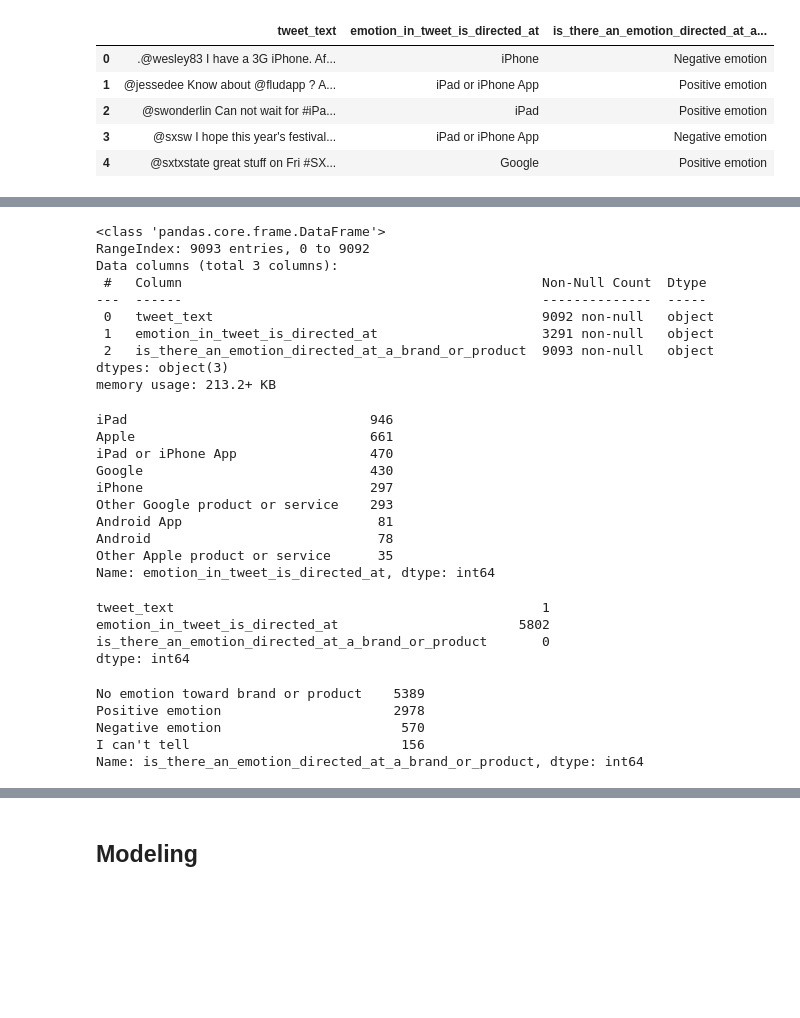
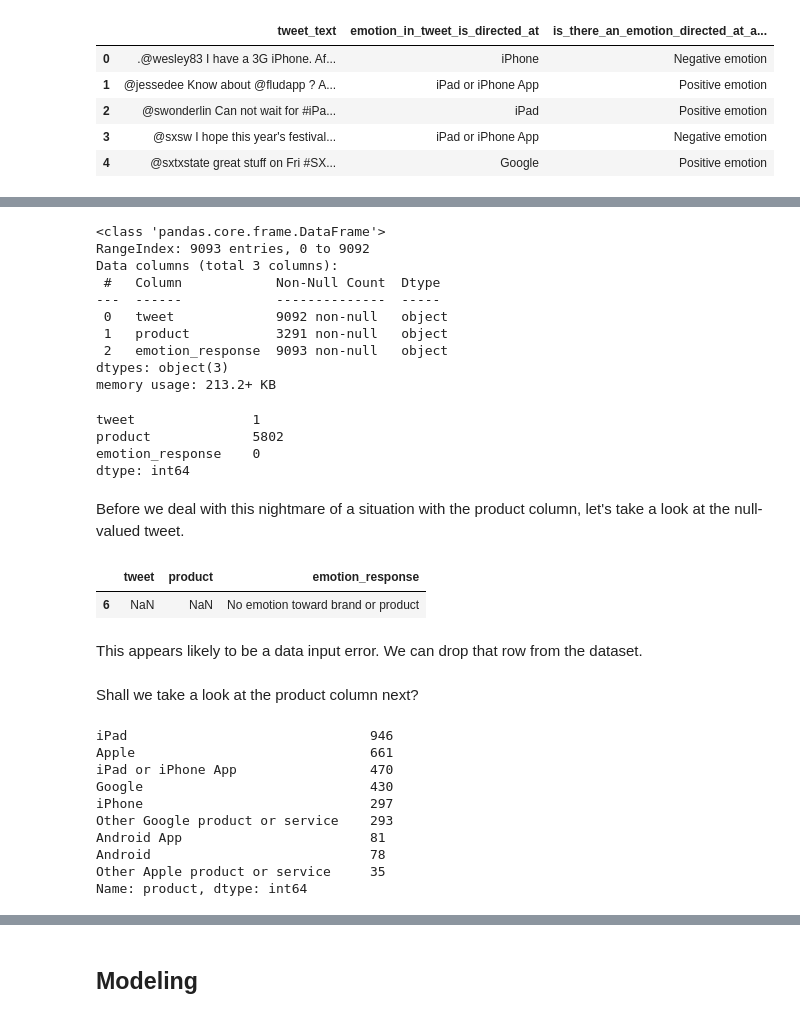
Before and after one commit to drewbycakes/project4, a Jupyter notebook: main_notebook.ipynb, the cells around one changed output, grey strips where cells are left out. Drawn from its saved outputs; the diff is of its cells as text; code cells hidden in the pictures; blank space fills up the shorter version.

```diff
--- a/main_notebook.ipynb
+++ b/main_notebook.ipynb
@@ -12,0 +23,15 @@
+# %%
+# import necessary packages
+import pandas as pd
+import numpy as np
+import matplotlib.pyplot as plt
+%matplotlib inline
+pd.set_option('display.max_colwidth', -1)
+
+import string
+import re
+
+from sklearn.feature_extraction.text import CountVectorizer
+
+import nltk
+nltk.download('wordnet')
@@ -23,33 +60,36 @@ df.head()
+# %%
+# rename columns for simplicity
+columns_dict = {'tweet_text':'tweet',
+                'emotion_in_tweet_is_directed_at':'product',
+                'is_there_an_emotion_directed_at_a_brand_or_product':'emotion_response'}
+
+df = df.rename(columns=columns_dict)
 # %%
 df.info()
 # %% [output]
 <class 'pandas.core.frame.DataFrame'>
 RangeIndex: 9093 entries, 0 to 9092
 Data columns (total 3 columns):
- #   Column                                              Non-Null Count  Dtype
----  ------                                              --------------  -----
- 0   tweet_text                                          9092 non-null   object
- 1   emotion_in_tweet_is_directed_at                     3291 non-null   object
- 2   is_there_an_emotion_directed_at_a_brand_or_product  9093 non-null   object
+ #   Column            Non-Null Count  Dtype
+---  ------            --------------  -----
+ 0   tweet             9092 non-null   object
+ 1   product           3291 non-null   object
+ 2   emotion_response  9093 non-null   object
 dtypes: object(3)
 memory usage: 213.2+ KB
-# %%
-df['emotion_in_tweet_is_directed_at'].value_counts()
-# %% [output]
-iPad                               946
-Apple                              661
-iPad or iPhone App                 470
-Google                             430
-iPhone                             297
-Other Google product or service    293
-Android App                         81
-Android                             78
-Other Apple product or service      35
-Name: emotion_in_tweet_is_directed_at, dtype: int64
 # %%
 df.isna().sum()
 # %% [output]
-tweet_text                                               1
-emotion_in_tweet_is_directed_at                       5802
-is_there_an_emotion_directed_at_a_brand_or_product       0
+tweet               1
+product             5802
+emotion_response    0
 dtype: int64
+# %% [markdown]
+Before we deal with this nightmare of a situation with the product column, let's take a look at the null-valued tweet.
+# %%
+df[df['tweet'].isna()]
+# %% [output]
+|  | tweet | product | emotion_response |
+| 6 | NaN | NaN | No emotion toward brand or product |
+# %% [markdown]
+This appears likely to be a data input error. We can drop that row from the dataset.
@@ -56,8 +98,15 @@ dtype: int64
+# %% [markdown]
+Shall we take a look at the product column next?
 # %%
-df['is_there_an_emotion_directed_at_a_brand_or_product'].value_counts()
+df['product'].value_counts()
 # %% [output]
-No emotion toward brand or product    5389
-Positive emotion                      2978
-Negative emotion                       570
-I can't tell                           156
-Name: is_there_an_emotion_directed_at_a_brand_or_product, dtype: int64
+iPad                               946
+Apple                              661
+iPad or iPhone App                 470
+Google                             430
+iPhone                             297
+Other Google product or service    293
+Android App                        81
+Android                            78
+Other Apple product or service     35
+Name: product, dtype: int64
```
Also changed, not shown: parts of 43 cells of this notebook.
